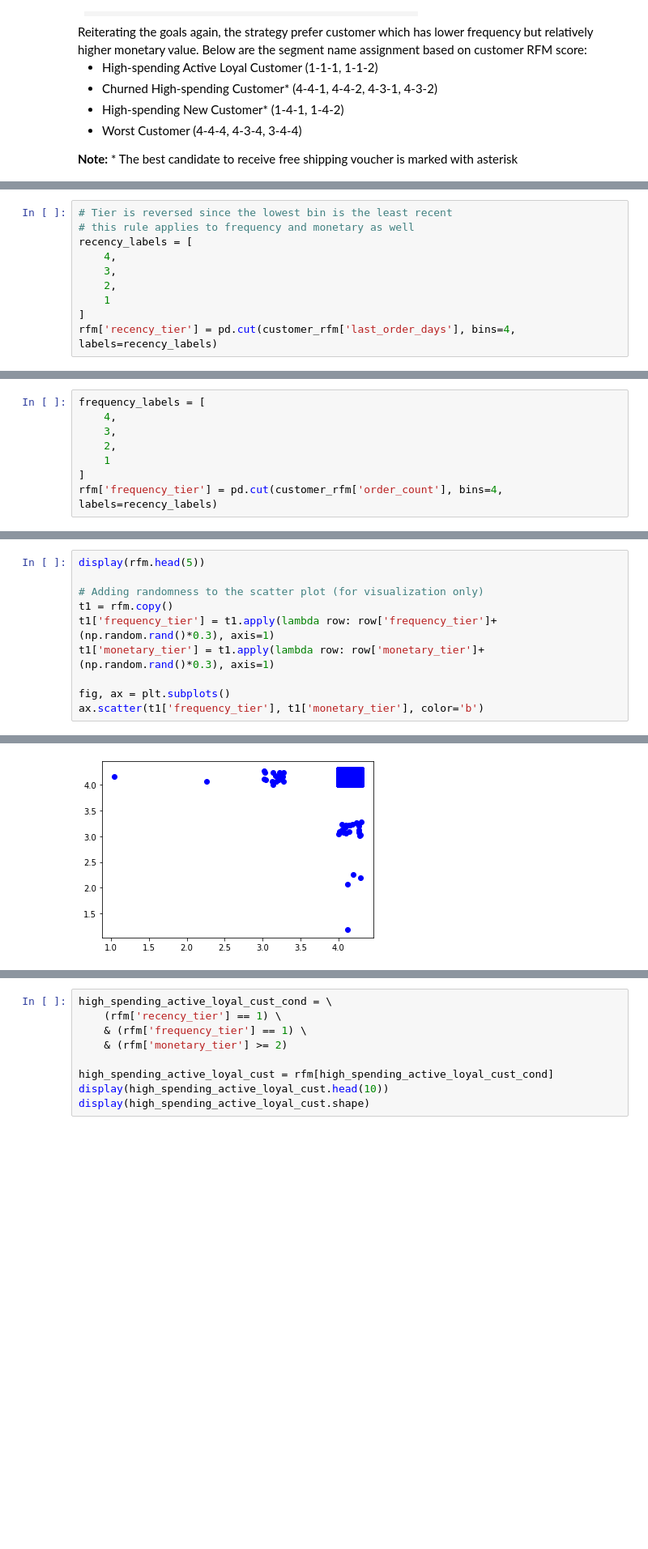
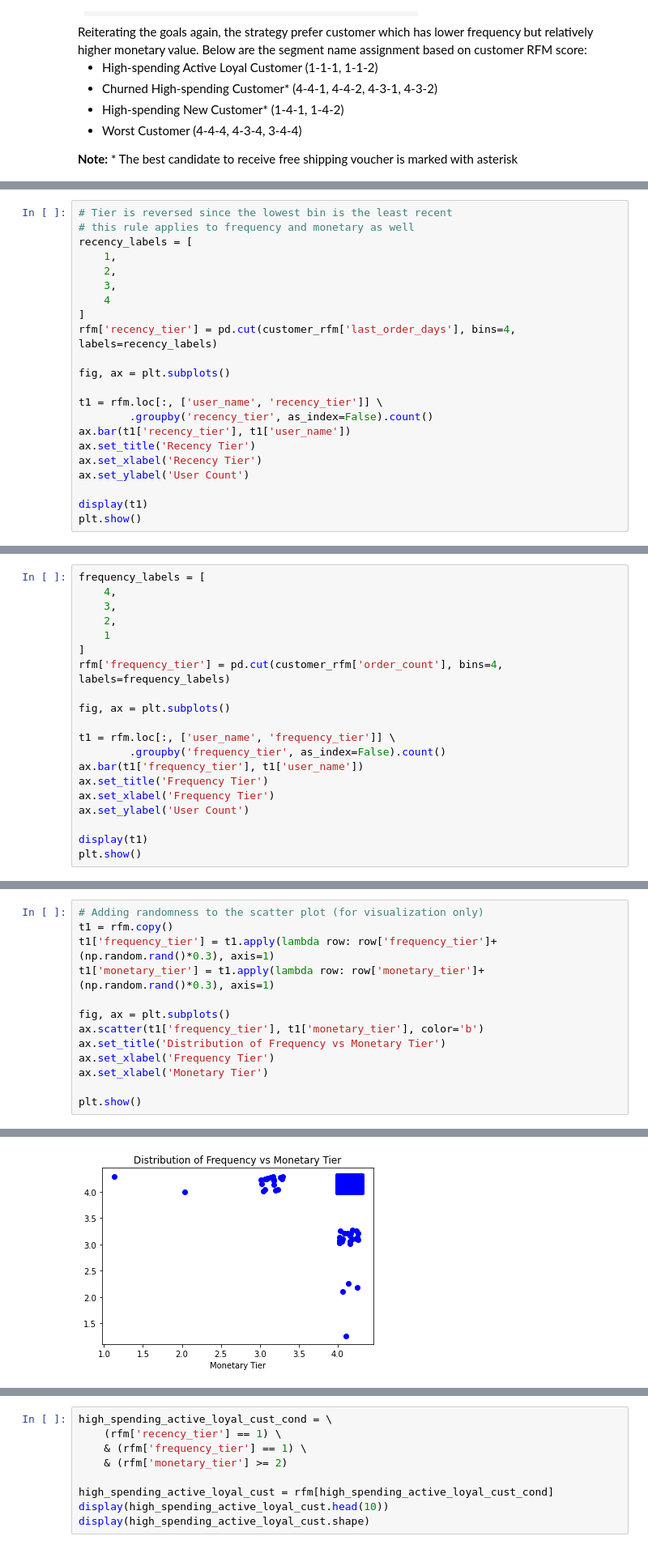
Before and after one commit to dion-ricky/future-data-1, a Jupyter notebook: notebook/2021-07-29_Dion.ipynb, the cells around one changed output, grey strips where cells are left out. Shown at 81% size. Saved outputs shown, nothing was run; the diff lists cells and outputs as text; blank space fills up the shorter version.

```diff
--- a/notebook/2021-07-29_Dion.ipynb
+++ b/notebook/2021-07-29_Dion.ipynb
@@ -309,9 +293,21 @@ rfm = customer_rfm.copy()
 # Tier is reversed since the lowest bin is the least recent
 # this rule applies to frequency and monetary as well
 recency_labels = [
-    4,
+    1,
+    2,
     3,
-    2,
-    1
+    4
 ]
 rfm['recency_tier'] = pd.cut(customer_rfm['last_order_days'], bins=4, labels=recency_labels)
+
+fig, ax = plt.subplots()
+
+t1 = rfm.loc[:, ['user_name', 'recency_tier']] \
+        .groupby('recency_tier', as_index=False).count()
+ax.bar(t1['recency_tier'], t1['user_name'])
+ax.set_title('Recency Tier')
+ax.set_xlabel('Recency Tier')
+ax.set_ylabel('User Count')
+
+display(t1)
+plt.show()
@@ -322,4 +327,16 @@ frequency_labels = [
     2,
     1
 ]
-rfm['frequency_tier'] = pd.cut(customer_rfm['order_count'], bins=4, labels=recency_labels)
+rfm['frequency_tier'] = pd.cut(customer_rfm['order_count'], bins=4, labels=frequency_labels)
+
+fig, ax = plt.subplots()
+
+t1 = rfm.loc[:, ['user_name', 'frequency_tier']] \
+        .groupby('frequency_tier', as_index=False).count()
+ax.bar(t1['frequency_tier'], t1['user_name'])
+ax.set_title('Frequency Tier')
+ax.set_xlabel('Frequency Tier')
+ax.set_ylabel('User Count')
+
+display(t1)
+plt.show()
@@ -334,6 +498,4 @@ rfm['monetary_tier'] = pd.cut(customer_rfm['avg_spending'], bins=4, labels=monet
 # %%
-display(rfm.head(5))
-
 # Adding randomness to the scatter plot (for visualization only)
 t1 = rfm.copy()
 t1['frequency_tier'] = t1.apply(lambda row: row['frequency_tier']+(np.random.rand()*0.3), axis=1)
@@ -341,4 +503,9 @@ t1['monetary_tier'] = t1.apply(lambda row: row['monetary_tier']+(np.random.rand(
 
 fig, ax = plt.subplots()
 ax.scatter(t1['frequency_tier'], t1['monetary_tier'], color='b')
+ax.set_title('Distribution of Frequency vs Monetary Tier')
+ax.set_xlabel('Frequency Tier')
+ax.set_xlabel('Monetary Tier')
+
+plt.show()
 # %% [output]
@@ -352 +512 @@ ax.scatter(t1['frequency_tier'], t1['monetary_tier'], color='b')
-[figure, old version]
+[figure, new version]
```
Also changed, not shown: parts of 46 cells of this notebook, 2 other files.
